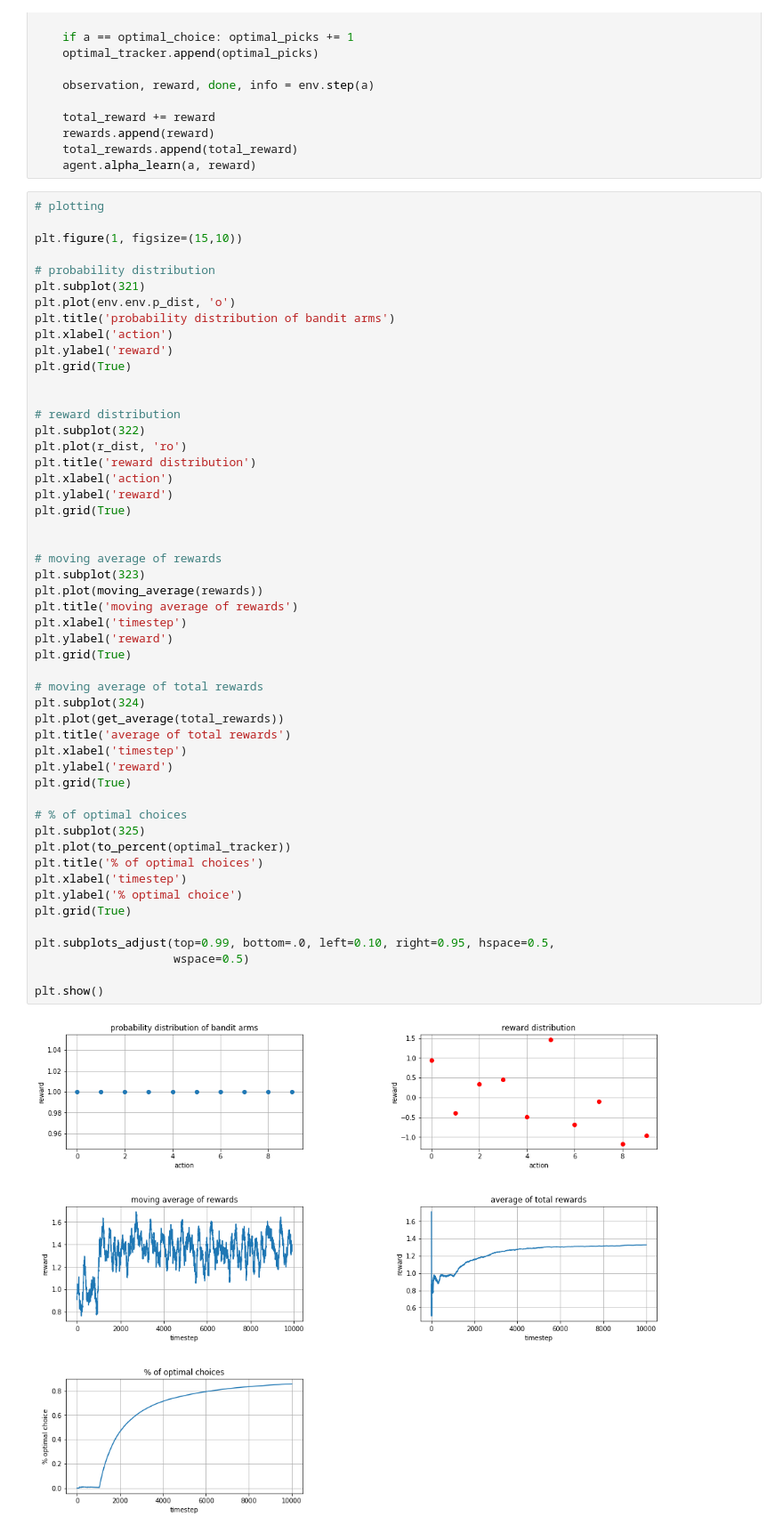
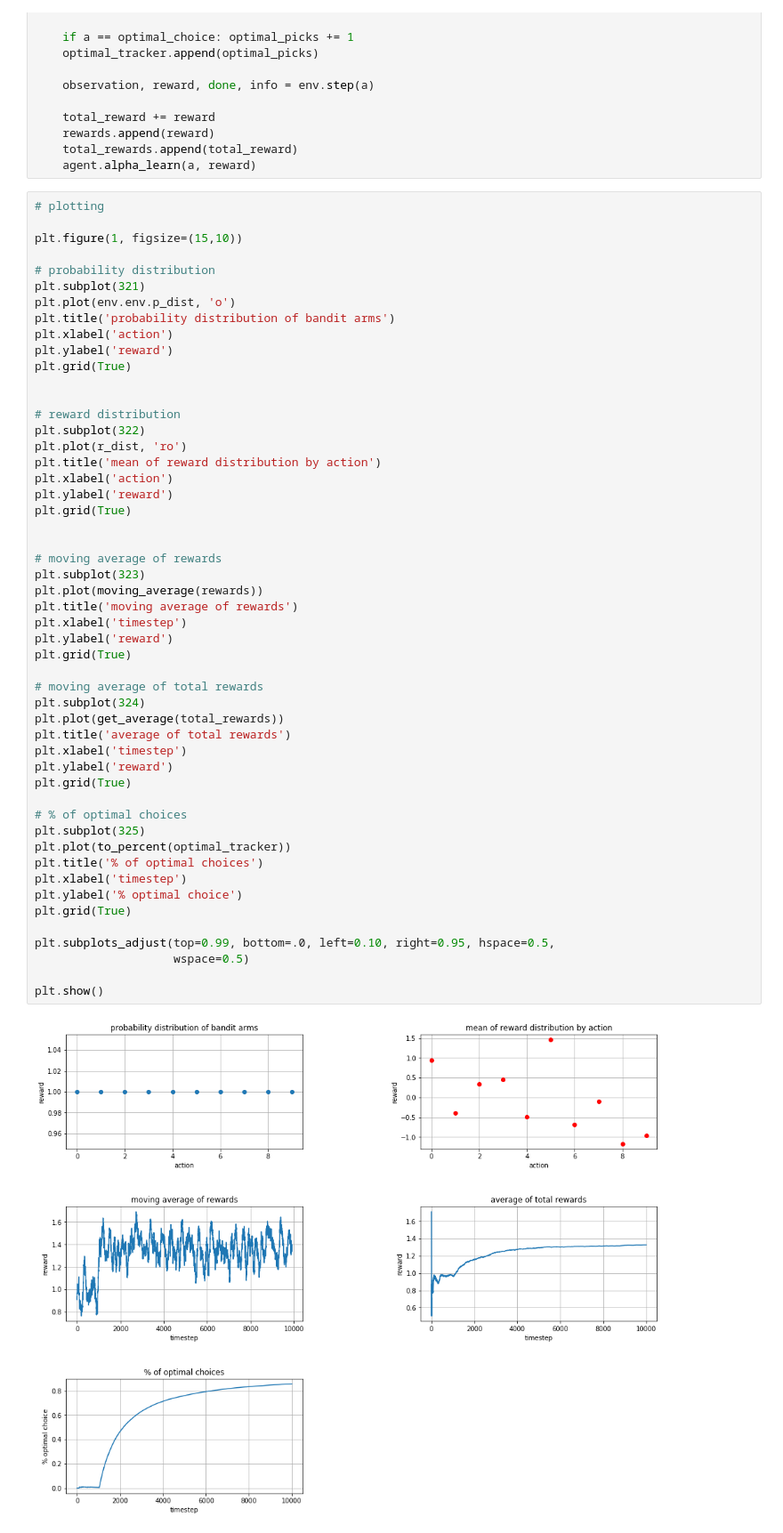
Before and after one commit to rae83/reinforcement-learning-projects, a Jupyter notebook: k-bandit/k-bandit.ipynb, the cells around one changed output. Shown at 89% size. Drawn from its saved outputs; the diff is of its cells as text.

Commit message:
fixed r_dist plot title to be more accurate

```diff
--- a/k-bandit/k-bandit.ipynb
+++ b/k-bandit/k-bandit.ipynb
@@ -130,7 +130,7 @@ plt.grid(True)
 # reward distribution
 plt.subplot(322)
 plt.plot(r_dist, 'ro')
-plt.title('reward distribution')
+plt.title('mean of reward distribution by action')
 plt.xlabel('action')
 plt.ylabel('reward')
 plt.grid(True)
@@ -138,31 +138,31 @@ plt.grid(True)
 
 # moving average of rewards
 plt.subplot(323)
 plt.plot(moving_average(rewards))
 plt.title('moving average of rewards')
 plt.xlabel('timestep')
 plt.ylabel('reward')
 plt.grid(True)
 
 # moving average of total rewards
 plt.subplot(324)
 plt.plot(get_average(total_rewards))
 plt.title('average of total rewards')
 plt.xlabel('timestep')
 plt.ylabel('reward')
 plt.grid(True)
 
 # % of optimal choices
 plt.subplot(325)
 plt.plot(to_percent(optimal_tracker))
 plt.title('% of optimal choices')
 plt.xlabel('timestep')
 plt.ylabel('% optimal choice')
 plt.grid(True)
 
 plt.subplots_adjust(top=0.99, bottom=.0, left=0.10, right=0.95, hspace=0.5,
                     wspace=0.5)
 
 plt.show()
 # %% [output]
-[figure, old version]
+[figure, new version]
```
